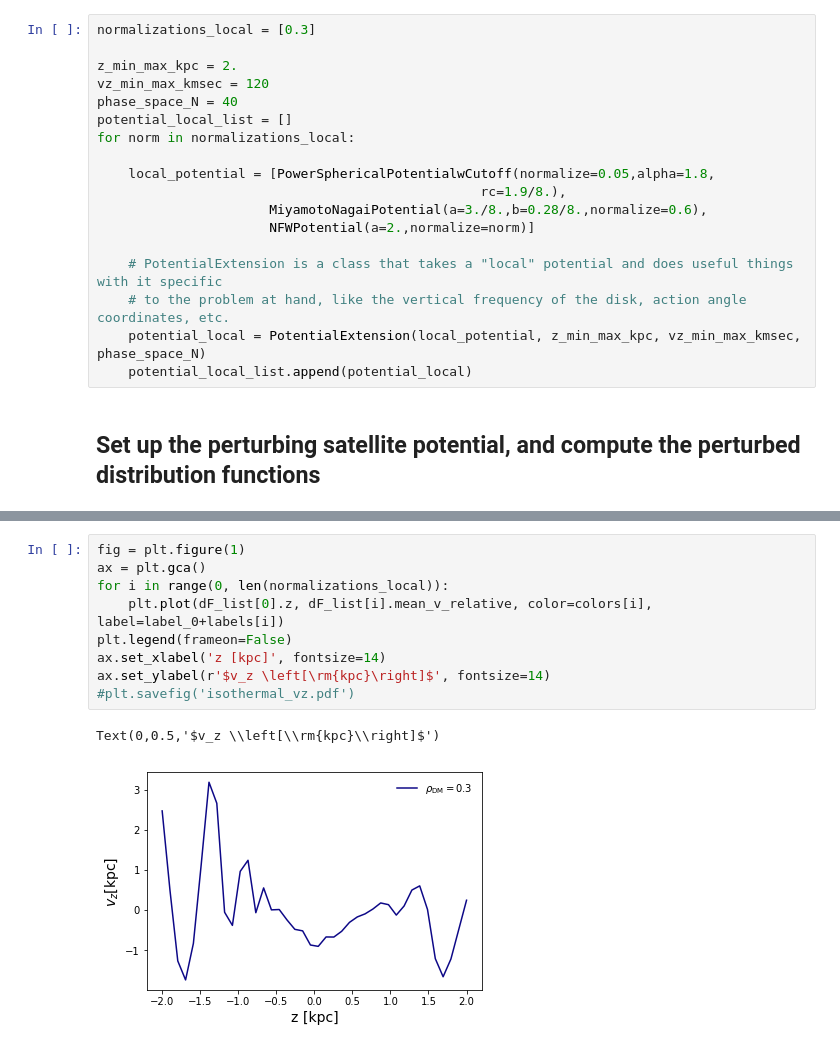
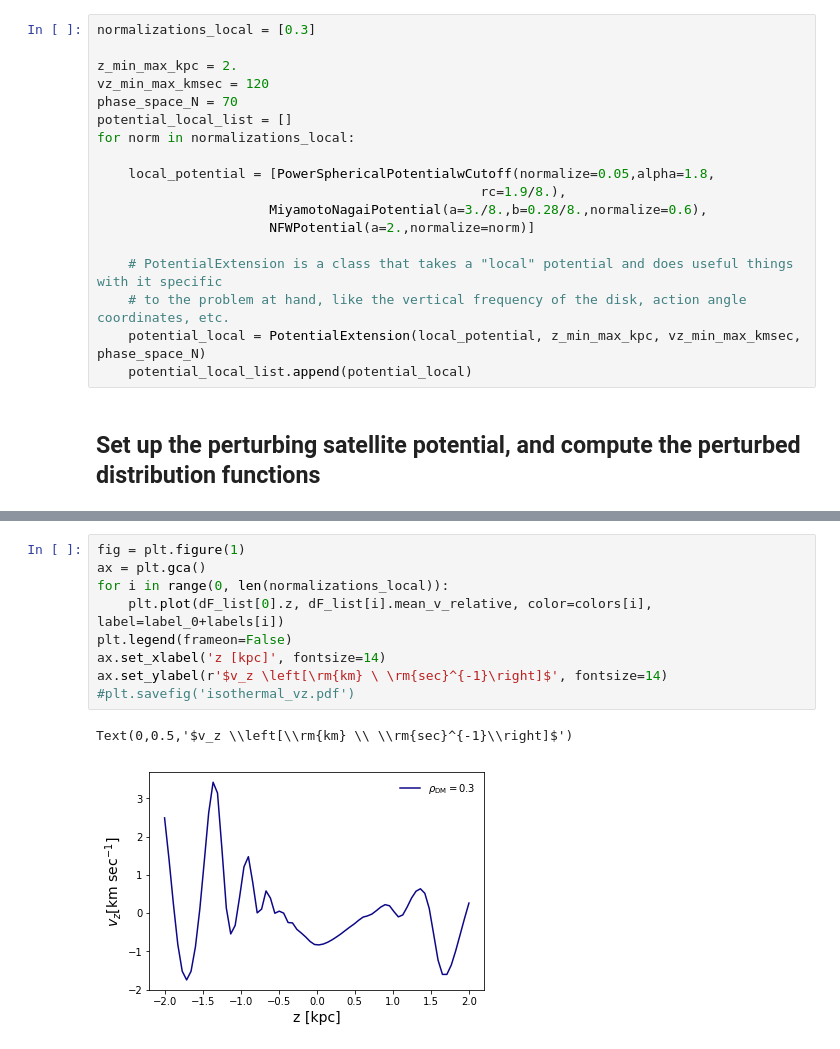
Before and after one commit to morganb-phys/wobbles, a Jupyter notebook: notebooks/example_notebook.ipynb, the cells around one changed output, grey strips where cells are left out. Cells and saved outputs as stored; diff of their text form.

```diff
--- a/notebooks/example_notebook.ipynb
+++ b/notebooks/example_notebook.ipynb
@@ -41,7 +41,7 @@ normalizations_local = [0.3]
 
 z_min_max_kpc = 2.
 vz_min_max_kmsec = 120
-phase_space_N = 40
+phase_space_N = 70
 potential_local_list = []
 for norm in normalizations_local:
 
@@ -126,15 +126,15 @@ Text(0.3,0.1,'This looks extreme... ')
 # %%
 fig = plt.figure(1)
 ax = plt.gca()
 for i in range(0, len(normalizations_local)):
     plt.plot(dF_list[0].z, dF_list[i].mean_v_relative, color=colors[i], label=label_0+labels[i])
 plt.legend(frameon=False)
 ax.set_xlabel('z [kpc]', fontsize=14)
-ax.set_ylabel(r'$v_z \left[\rm{kpc}\right]$', fontsize=14)
+ax.set_ylabel(r'$v_z \left[\rm{km} \ \rm{sec}^{-1}\right]$', fontsize=14)
 #plt.savefig('isothermal_vz.pdf')
 # %% [output]
-Text(0,0.5,'$v_z \\left[\\rm{kpc}\\right]$')
+Text(0,0.5,'$v_z \\left[\\rm{km} \\ \\rm{sec}^{-1}\\right]$')
-[figure, old version]
+[figure, new version]
 # %%
 fig = plt.figure(1)
 ax = plt.gca()
```
Also changed, not shown: parts of 3 cells of this notebook.
